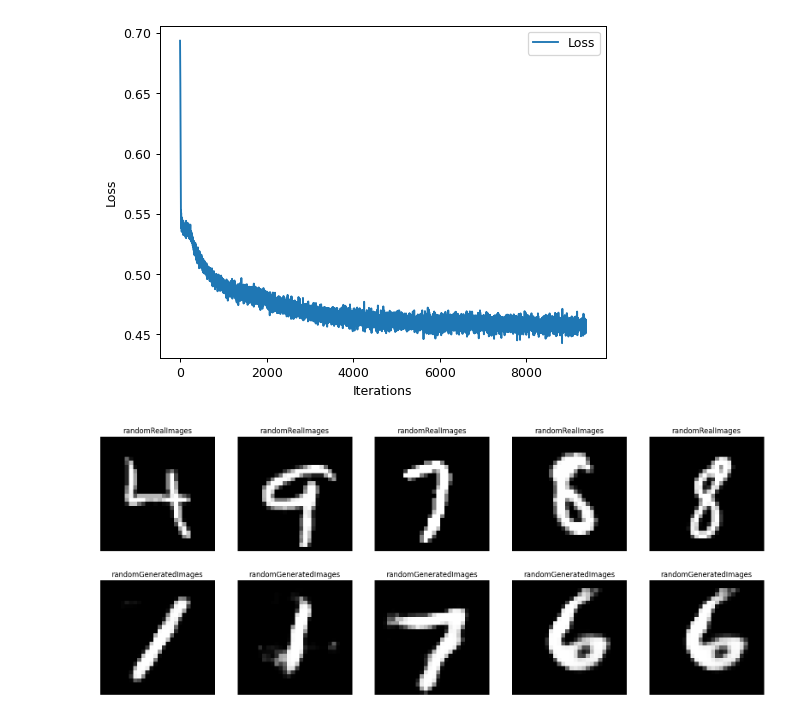
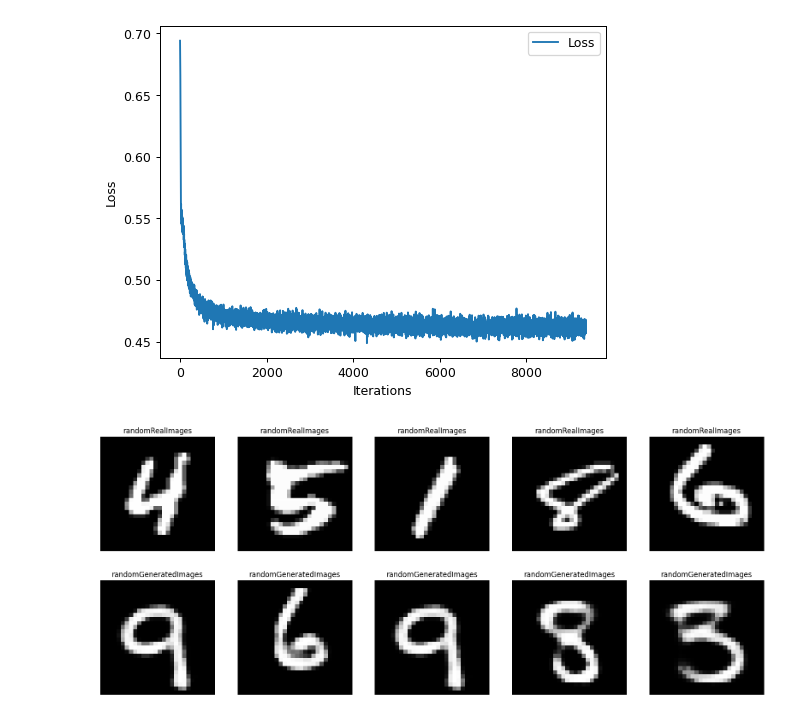
Before and after one commit to Thiago099/mnist-autoencoder-denoiser, a Jupyter notebook: main.ipynb, the cells around one changed output. Drawn from its saved outputs; the diff is of its cells as text; code cells hidden in the pictures.

```diff
--- a/main.ipynb
+++ b/main.ipynb
@@ -195,7 +195,7 @@ for epoch in range(epochs):
 
         encoded = encoder(images)
         noise = torch.randn_like(encoded)  * 0.5
-        predicted = denoiser(torch.sigmoid(encoded+noise))
+        predicted = denoiser((encoded+noise)/2)
         loss = criterion(predicted, encoded)
         loss.backward()
         losses.append(loss.item())
@@ -219,4 +219,4 @@ Epoch [10/10], Loss: 0.4561
-[figure, old version]
+[figure, new version]
 # %%
 randomNoise = torch.randn((5, 128), device=device)
 
@@ -233,7 +233,7 @@ with torch.no_grad():
 
     displaySamples(5, randomRealImages=test_images.cpu(), randomGeneratedImages=generatedImages.cpu())
 # %% [output]
-[figure, old version]
+[figure, new version]
 # %%
 denoiser = ModelPersistence.load(Denoiser)
 encoder = ModelPersistence.load(Encoder)
```
Also changed, not shown: parts of 3 cells of this notebook.
